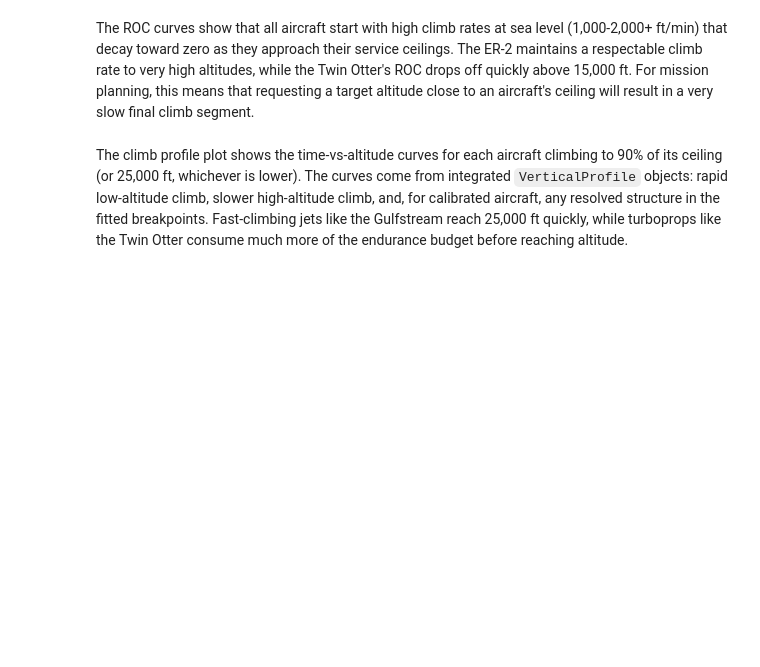
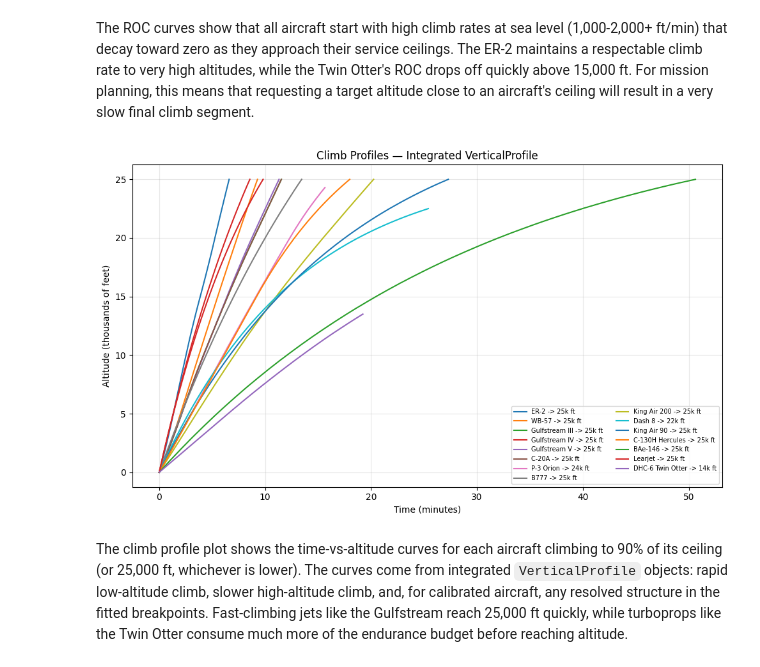
Before and after one commit to ryanpavlick/hyplan, a Jupyter notebook: notebooks/aircraft_performance.ipynb, the cells around one changed output. Cells and saved outputs as stored; diff of their text form; code cells hidden in the pictures; blank space fills up the shorter version.

```diff
--- a/notebooks/aircraft_performance.ipynb
+++ b/notebooks/aircraft_performance.ipynb
@@ -210,19 +216,21 @@ The ROC curves show that all aircraft start with high climb rates at sea level (
 # %%
 # Climb profiles — altitude vs time
 fig, ax = plt.subplots(figsize=(10, 6))
 
 for ac in fleet:
     target_alt = min(25000, ac.service_ceiling.magnitude * 0.9)
     times, alts = ac.climb_altitude_profile(0 * ureg.feet, target_alt * ureg.feet)
     ax.plot(times, alts / 1000, label=f"{ac.aircraft_type} -> {target_alt / 1000:.0f}k ft")
 
 ax.set_xlabel("Time (minutes)")
 ax.set_ylabel("Altitude (thousands of feet)")
-ax.set_title("Climb Profiles — Analytical (Exponential) Model")
+ax.set_title("Climb Profiles — Integrated VerticalProfile")
 ax.legend(fontsize=7, loc="lower right", ncol=2)
 ax.grid(True, alpha=0.3)
 plt.tight_layout()
 plt.show()
+# %% [output]
+[figure, added]
 # %% [markdown]
 The climb profile plot shows the time-vs-altitude curves for each aircraft climbing to 90% of its ceiling (or 25,000 ft, whichever is lower). The curves come from integrated `VerticalProfile` objects: rapid low-altitude climb, slower high-altitude climb, and, for calibrated aircraft, any resolved structure in the fitted breakpoints. Fast-climbing jets like the Gulfstream reach 25,000 ft quickly, while turboprops like the Twin Otter consume much more of the endurance budget before reaching altitude.
 # %% [markdown]
```
Also changed, not shown: parts of 5 cells of this notebook.
